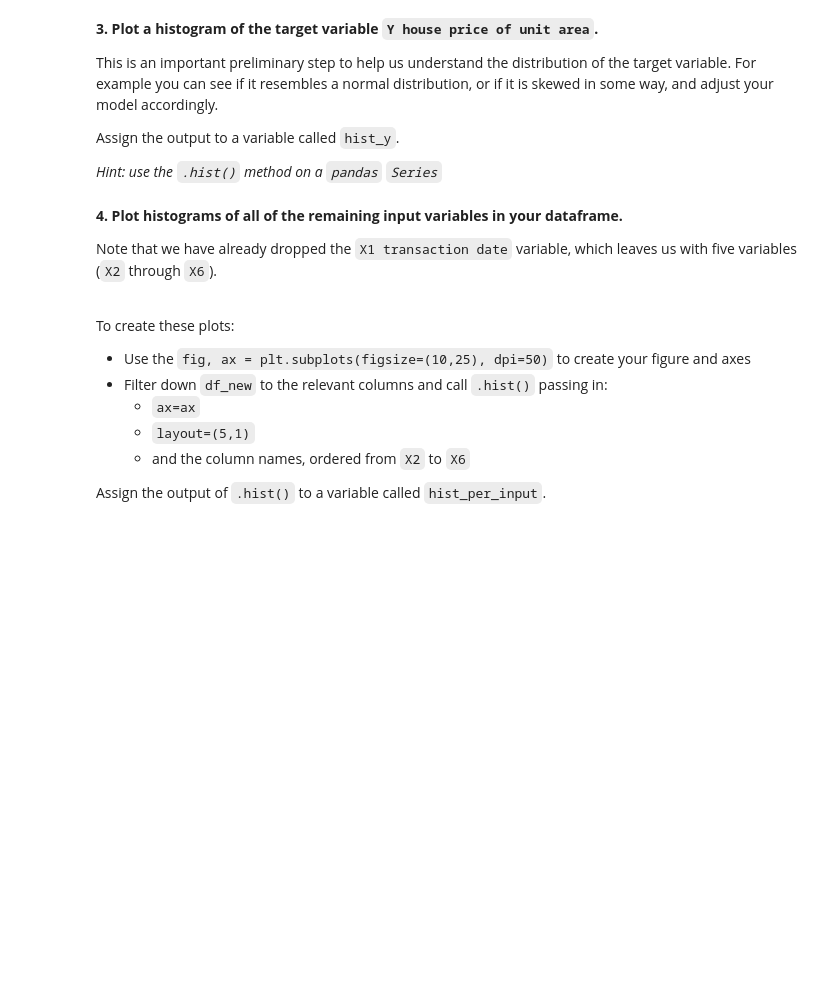
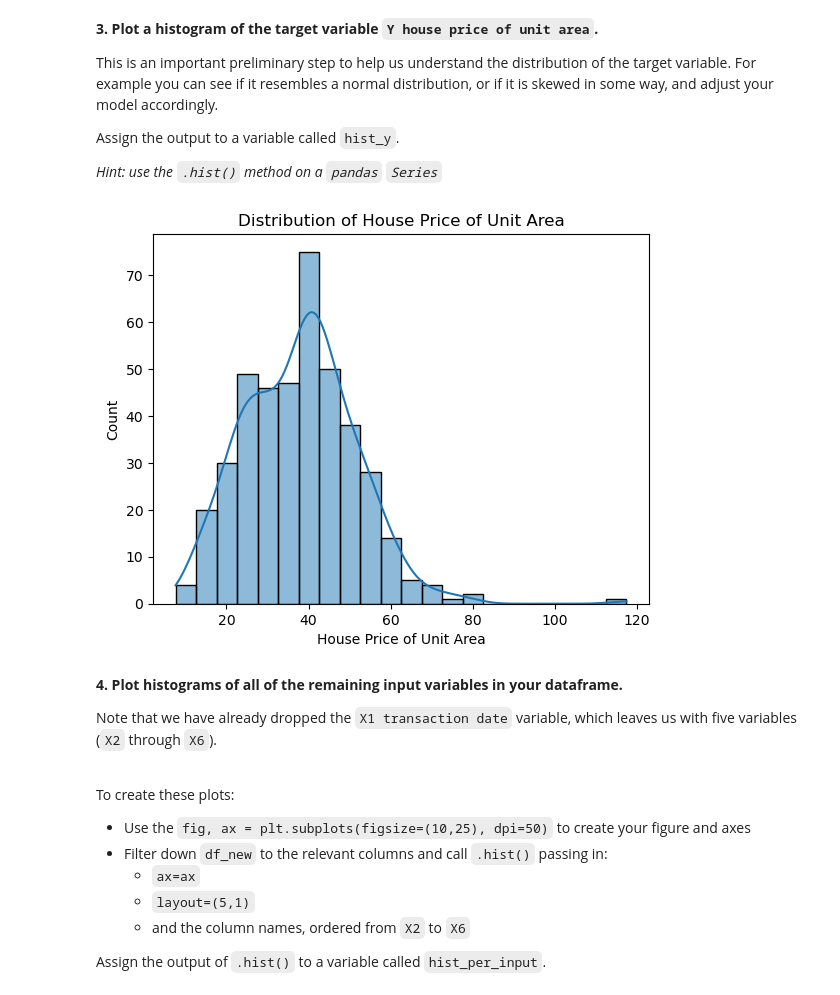
Before and after one commit to hackneycrypto/Introduction-to-Machine-Learning, a Jupyter notebook: notebooks/real_estate_analysis.ipynb, the cells around one changed output. Drawn from its saved outputs; the diff is of its cells as text; code cells hidden in the pictures; blank space fills up the shorter version.

Commit message:
Update real_estate_analysis.ipynb
First attempt at answers for Real Estate exercise with 71.43% result

```diff
--- a/notebooks/real_estate_analysis.ipynb
+++ b/notebooks/real_estate_analysis.ipynb
@@ -43,5 +43,5 @@ import matplotlib.pyplot as plt
 
 With these libaries, in particular `pandas`, let's load the `real_estate_valuation_data_set.csv` file, which is located in a folder called `data`, into a DataFrame named `df` using the following code:
 # %%
-df = pd.read_csv('data/real_estate_valuation_data_set.csv')
+df = pd.read_csv('../data/real_estate_valuation_data_set.csv')
 df.head()
@@ -67,7 +91,7 @@ Note that `values_missing` should be a Boolean.
 You should also use the `.copy()` method when creating `df_new`.
 # %%
 # Your code here
-# df_new = ...
+df_new = df.drop('X1 transaction date', axis=1).copy()
 # %% [markdown]
 **3.  Plot a histogram of the target variable `Y house price of unit area`.**
 
@@ -79,9 +103,16 @@ Assign the output to a variable called `hist_y`.
 # %%
 # We create a new figure to make sure other figures in the notebook don't get modified
 plt.figure()
 
 # Your code here
-# hist_y = ...
+hist_y = df_new['Y house price of unit area'].values
+sns.histplot(hist_y, kde=True)
+plt.xlabel('House Price of Unit Area')
+plt.ylabel('Count')
+plt.title('Distribution of House Price of Unit Area')
+plt.show()
+# %% [output]
+[figure, added]
 # %% [markdown]
 **4. Plot histograms of all of the remaining input variables in your dataframe.**
 
```
Also changed, not shown: parts of 22 cells of this notebook.
